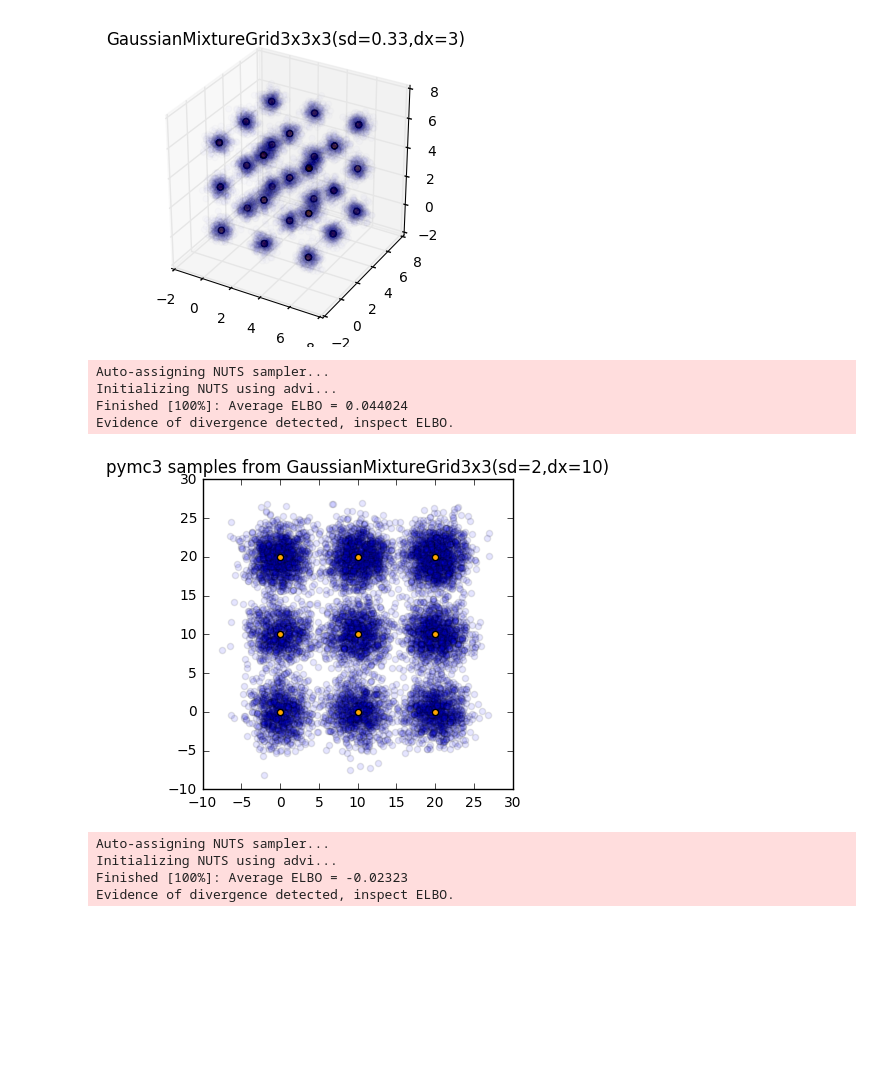
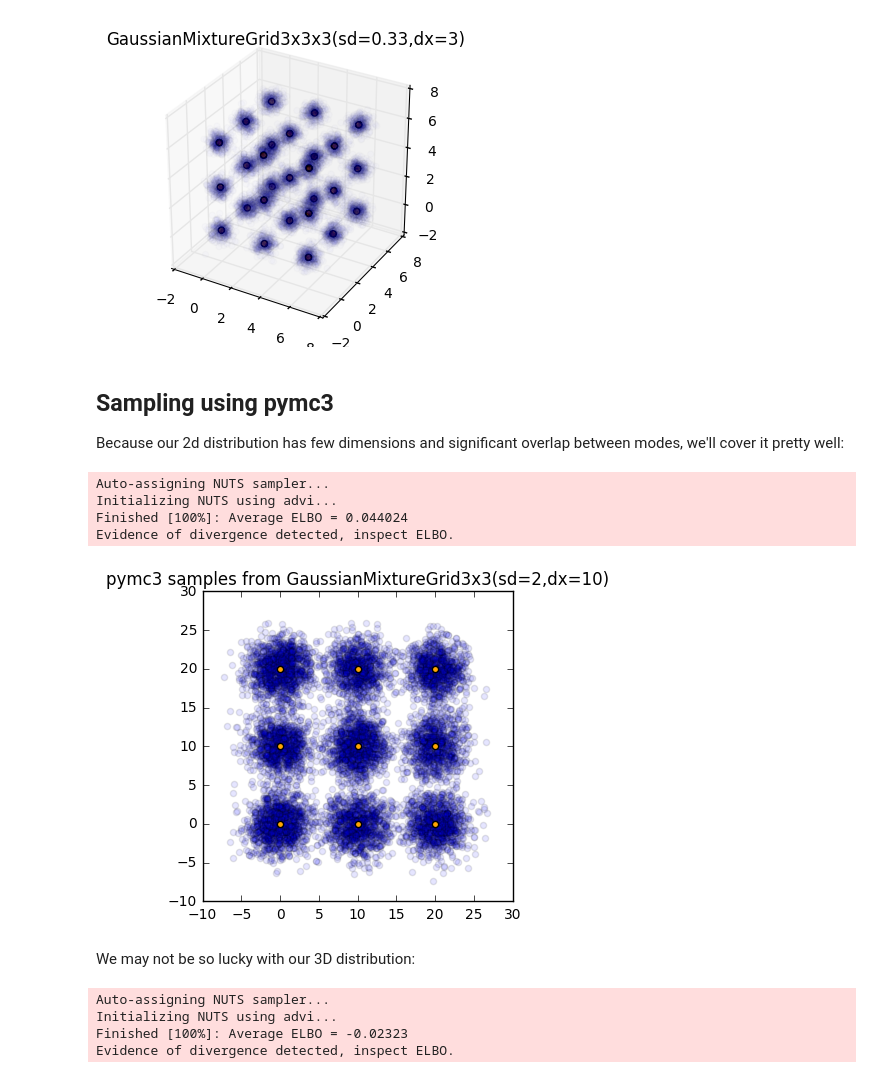
Before and after one commit to asross/cs205-project, a Jupyter notebook: datasets/mixture-grid.ipynb, the cells around one changed output. Drawn from its saved outputs; the diff is of its cells as text; code cells hidden in the pictures; blank space fills up the shorter version.

```diff
--- a/datasets/mixture-grid.ipynb
+++ b/datasets/mixture-grid.ipynb
@@ -6,8 +20,8 @@ import numpy as np
 # %%
-gri2d = GaussianMixtureGrid(3, 2, 10, 2)
+gr2d = GaussianMixtureGrid(3, 2, 10, 2)
 plt.figure(figsize=(4,4))
-plt.title(gri2d.name)
-plt.scatter(*gri2d.sample(10000).T, alpha=0.1)
-plt.scatter(*gri2d.means.T, c='orange')
+plt.title(gr2d.name)
+plt.scatter(*gr2d.sample(10000).T, alpha=0.1)
+plt.scatter(*gr2d.means.T, c='orange')
 plt.show()
 # %% [output]
@@ -41,10 +55,14 @@ plt.scatter(Xu, Yu, zs=Zu, c='orange')
 plt.show()
 # %% [output]
 [figure]
+# %% [markdown]
+## Sampling using pymc3
+
+Because our 2d distribution has few dimensions and significant overlap between modes, we'll cover it pretty well:
 # %%
 import pymc3 as pm
 with pm.Model() as model:
-  mix = gri2d.to_pymc()
+  mix = gr2d.to_pymc()
   trace = pm.sample(10000)
 # %% [output]
 Auto-assigning NUTS sampler...
@@ -53,11 +71,13 @@ Finished [100%]: Average ELBO = 0.044024
 Evidence of divergence detected, inspect ELBO.
 # %%
 plt.figure(figsize=(4,4))
-plt.title('pymc3 samples from {}'.format(gri2d))
-plt.scatter(*trace[gri2d.name].T, alpha=0.1)
-plt.scatter(*gri2d.means.T, c='orange')
+plt.title('pymc3 samples from {}'.format(gr2d))
+plt.scatter(*trace[gr2d.name].T, alpha=0.1)
+plt.scatter(*gr2d.means.T, c='orange')
 plt.show()
 # %% [output]
-[figure, old version]
+[figure, new version]
+# %% [markdown]
+We may not be so lucky with our 3D distribution:
 # %%
 with pm.Model() as model2:
```
Also changed, not shown: parts of 12 cells of this notebook, 1 other file.
